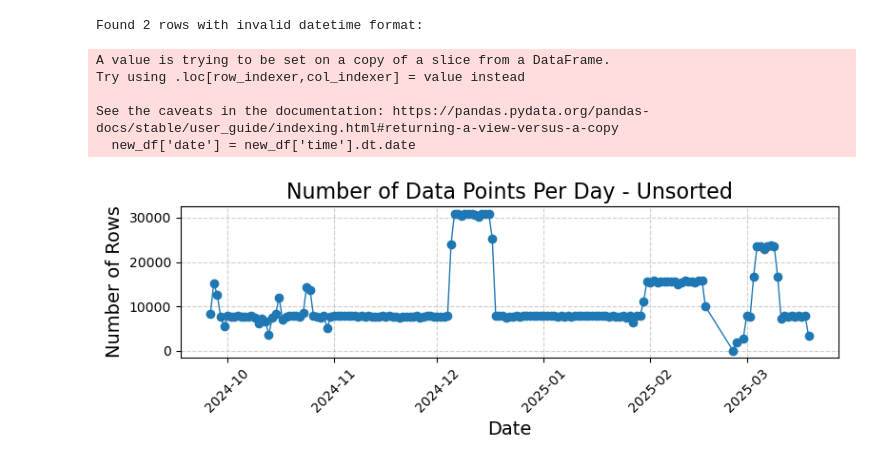
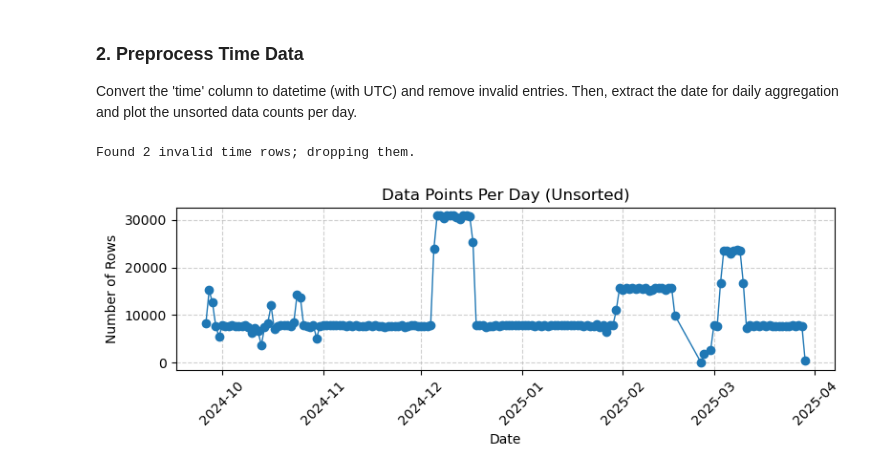
Before and after one commit to nahshonmokua/LoRaWAN-Indoor-Path-Loss-Modelling-with-MultiWall-Environment-Factors, a Jupyter notebook: Data_Sortation.ipynb, the cells around one changed output. Drawn from its saved outputs; the diff is of its cells as text; code cells hidden in the pictures.

Commit message:
Makdown cells enrichment for Data Querying and Sorting. Sorting code made precise too!

```diff
--- a/Data_Sortation.ipynb
+++ b/Data_Sortation.ipynb
@@ -40,0 +17,8 @@ Info of Combined DataFrame:
+# %%
+import pandas as pd
+import matplotlib.pyplot as plt
+
+# Load the CSV file
+df = pd.read_csv('../all_data_files/unsorted_combined_measurements_data.csv', low_memory=False)
+print("Initial DataFrame Info:")
+df.info()
@@ -41,39 +43,32 @@ Info of Combined DataFrame:
+# %% [markdown]
+### 2. Preprocess Time Data
+
+Convert the 'time' column to datetime (with UTC) and remove invalid entries. Then, extract the date for daily aggregation and plot the unsorted data counts per day.
 # %%
-# Ensure 'time' column is in string format
-new_df['time'] = new_df['time'].astype(str)
+# Create a working copy and convert 'time' to datetime
+df = df.copy()
+df['time'] = pd.to_datetime(df['time'].astype(str), errors='coerce', utc=True)
 
-# Convert 'time' to datetime, handling time zones and errors
-new_df['time'] = pd.to_datetime(new_df['time'], errors='coerce', utc=True)
+# Report and drop rows with invalid datetime values
+invalid_times = df[df['time'].isna()]
+if not invalid_times.empty:
+    print(f"Found {len(invalid_times)} invalid time rows; dropping them.")
+df = df.dropna(subset=['time'])
 
-# Check for rows where parsing failed
-invalid_times = new_df[new_df['time'].isna()]
-if not invalid_times.empty:
-    print(f"Found {len(invalid_times)} rows with invalid datetime format:")
+# Extract date for aggregation
+df['date'] = df['time'].dt.date
 
-# Drop rows with invalid 'time' values
-new_df = new_df.dropna(subset=['time'])
-
-# Extract the date part from the 'time' column
-new_df['date'] = new_df['time'].dt.date
-
-# Count the number of rows per day
-rows_per_day = new_df.groupby('date').size()
-
-# Plot the number of rows per day as a line plot
+# Plot daily counts (unsorted data)
+daily_counts_unsorted = df.groupby('date').size()
 plt.figure(figsize=(8, 3))
-rows_per_day.plot(kind='line', marker='o', linestyle='-', linewidth=1)
-plt.title('Number of Data Points Per Day - Unsorted', fontsize=16)
-plt.xlabel('Date', fontsize=14)
-plt.ylabel('Number of Rows', fontsize=14)
+daily_counts_unsorted.plot(kind='line', marker='o', linestyle='-', linewidth=1)
+plt.title('Data Points Per Day (Unsorted)')
+plt.xlabel('Date')
+plt.ylabel('Number of Rows')
+plt.xticks(rotation=45)
 plt.grid(True, linestyle='--', alpha=0.6)
-plt.xticks(rotation=45)
 plt.tight_layout()
 plt.show()
 # %% [output]
-Found 2 rows with invalid datetime format:
+Found 2 invalid time rows; dropping them.
-A value is trying to be set on a copy of a slice from a DataFrame.
-Try using .loc[row_indexer,col_indexer] = value instead
-
-See the caveats in the documentation: https://pandas.pydata.org/pandas-docs/stable/user_guide/indexing.html#returning-a-view-versus-a-copy
-  new_df['date'] = new_df['time'].dt.date
-[figure, old version]
+[figure, new version]
```
Also changed, not shown: parts of 20 cells of this notebook, 3 other files.
